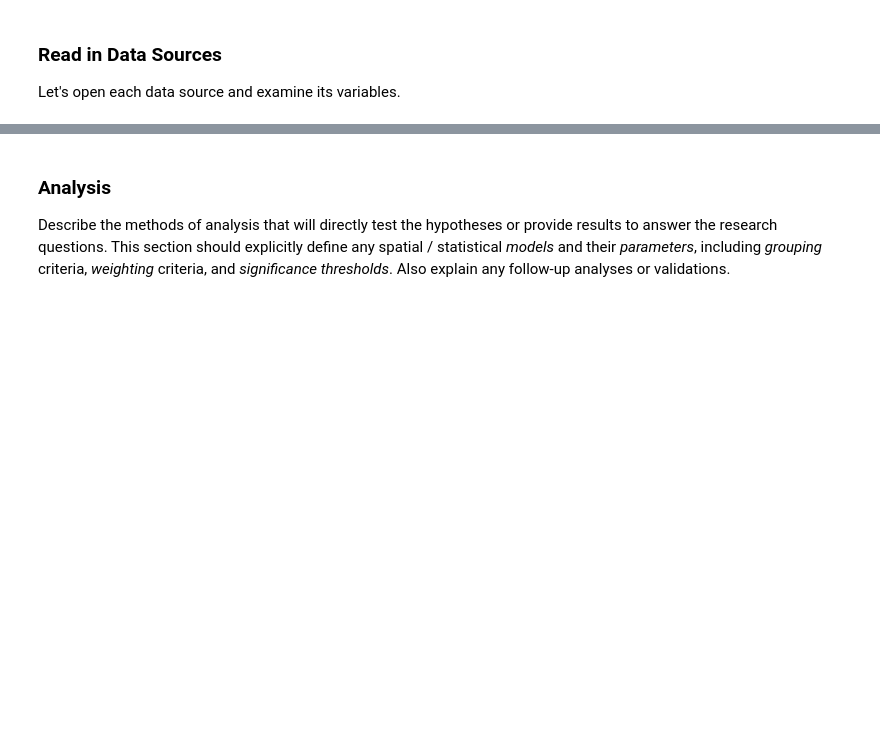
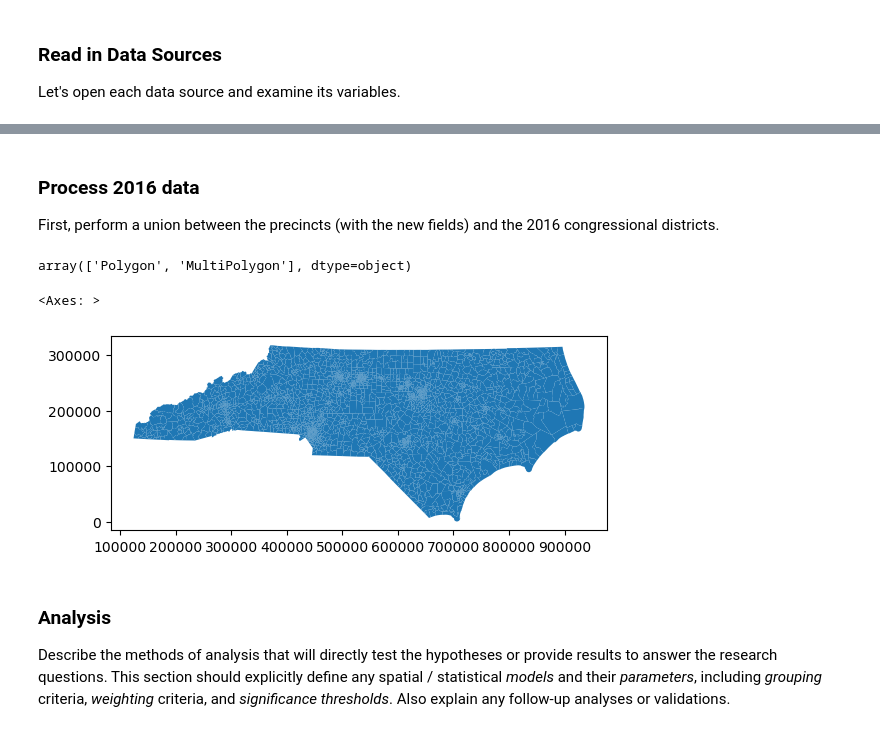
Before and after one commit to gsokolow/Rpr-120Lab-Gerrymandering, a Jupyter notebook: procedure/code/01-Jupyter_notebook.ipynb, the cells around one changed output, grey strips where cells are left out. Drawn from its saved outputs; the diff is of its cells as text; code cells hidden in the pictures; blank space fills up the shorter version.

Commit message:
up thru first unuion, output saved

```diff
--- a/procedure/code/01-Jupyter_notebook.ipynb
+++ b/procedure/code/01-Jupyter_notebook.ipynb
@@ -75,0 +113,2 @@ pc2016["rep"].min()
+# %%
+precincts_nad = pc2016.to_crs("32119")
@@ -75,0 +181,14 @@ pc2016["rep"].min()
+# %% [markdown]
+### Process 2016 data
+First, perform a union between the precincts (with the new fields) and the 2016 congressional districts.
+# %%
+precincts_nad.geom_type.unique ()
+# %% [output]
+array(['Polygon', 'MultiPolygon'], dtype=object)
+# %%
+frag_2016 = precincts_nad.overlay(cd_2016, how='union')
+# %%
+frag_2016.plot()
+# %% [output]
+<Axes: >
+[figure, added]
```
Also changed, not shown: parts of 14 cells of this notebook, 7 other files.
